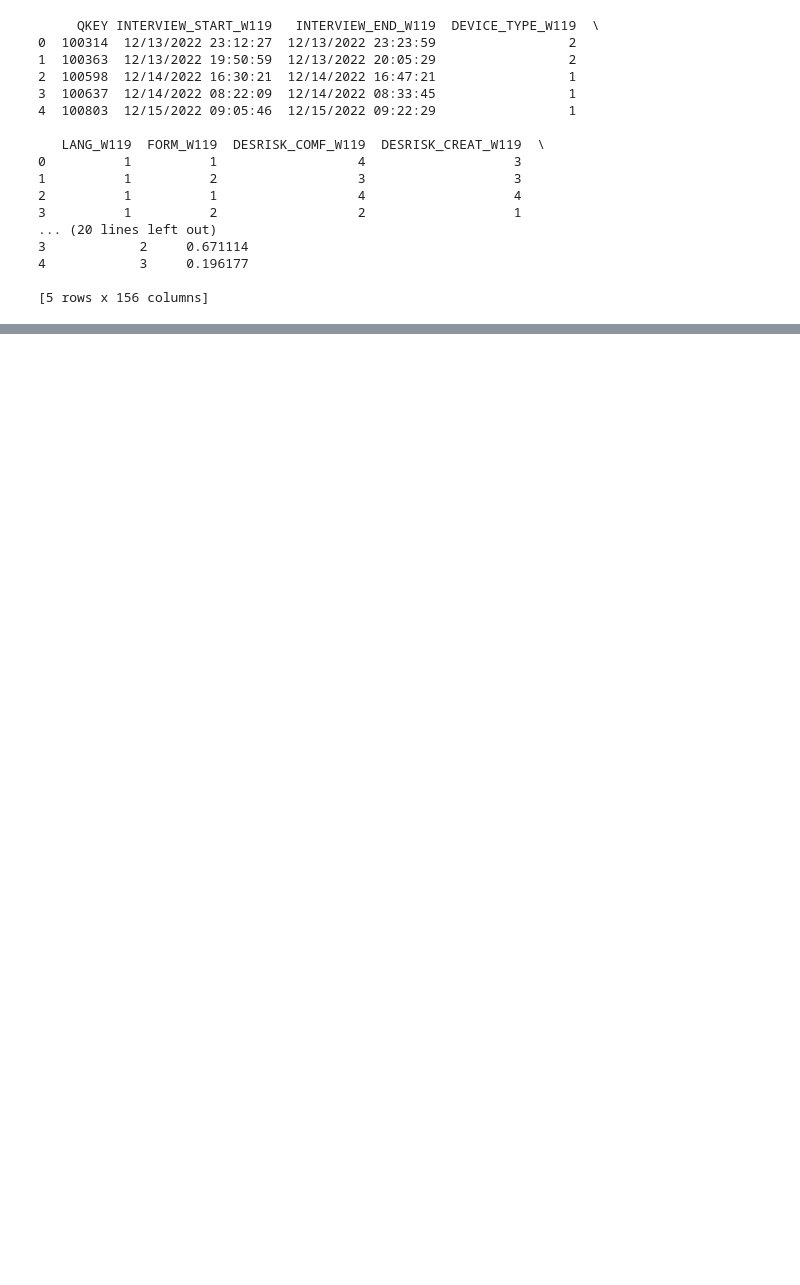
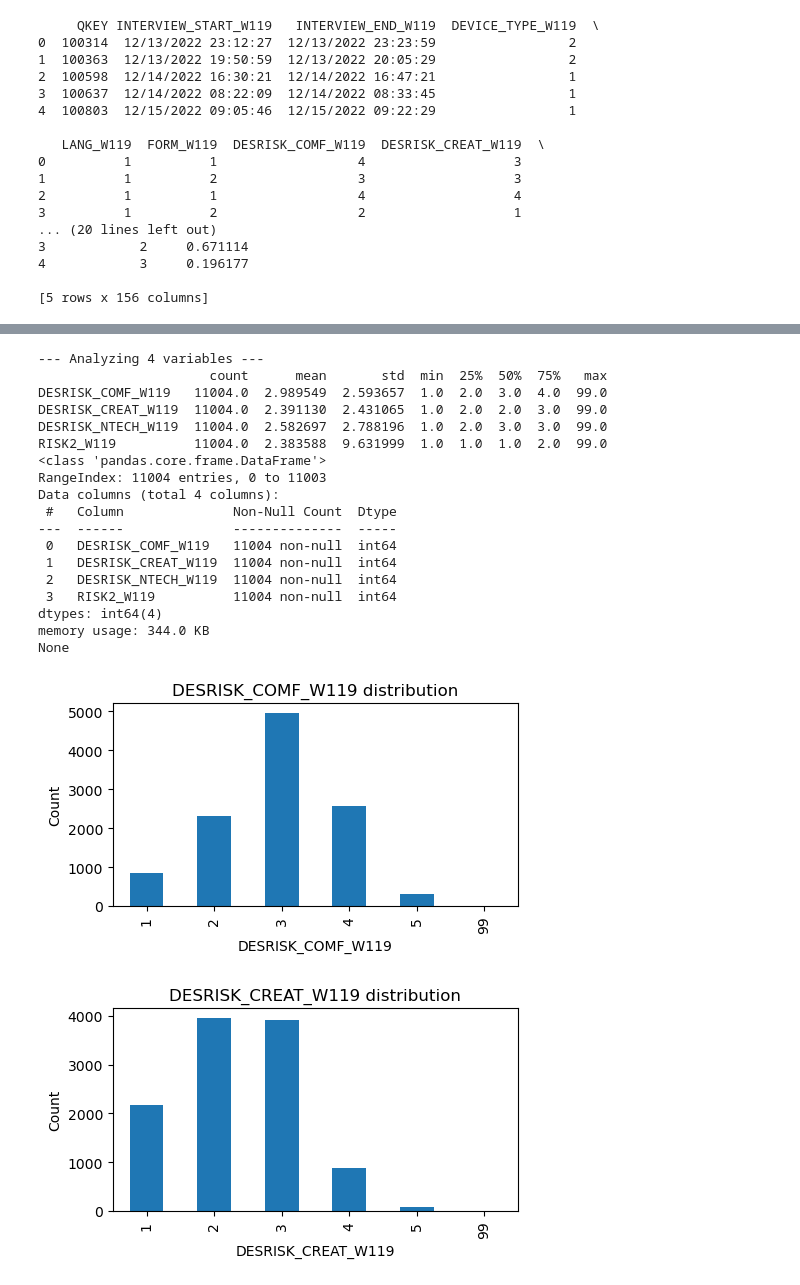
Before and after one commit to 57662584/MMAI5000_group_14_project, a Jupyter notebook: 5000 group project.ipynb, the cells around one changed output, grey strips where cells are left out. Saved outputs shown, nothing was run; the diff lists cells and outputs as text; code cells hidden in the pictures; blank space fills up the shorter version.

```diff
--- a/5000 group project.ipynb
+++ b/5000 group project.ipynb
@@ -253,0 +344,23 @@ KeyError: "None of [Index(['TWITTER1_MOD', 'TWITTER2', 'TWITTER3'], dtype='objec
+# %%
+hist_subject(df, personality_tech_vars)
+# %% [output]
+--- Analyzing 4 variables ---
+                      count      mean       std  min  25%  50%  75%   max
+DESRISK_COMF_W119   11004.0  2.989549  2.593657  1.0  2.0  3.0  4.0  99.0
+DESRISK_CREAT_W119  11004.0  2.391130  2.431065  1.0  2.0  2.0  3.0  99.0
+DESRISK_NTECH_W119  11004.0  2.582697  2.788196  1.0  2.0  3.0  3.0  99.0
+RISK2_W119          11004.0  2.383588  9.631999  1.0  1.0  1.0  2.0  99.0
+<class 'pandas.core.frame.DataFrame'>
+RangeIndex: 11004 entries, 0 to 11003
+Data columns (total 4 columns):
+ #   Column              Non-Null Count  Dtype
+---  ------              --------------  -----
+ 0   DESRISK_COMF_W119   11004 non-null  int64
+ 1   DESRISK_CREAT_W119  11004 non-null  int64
+ 2   DESRISK_NTECH_W119  11004 non-null  int64
+ 3   RISK2_W119          11004 non-null  int64
+dtypes: int64(4)
+memory usage: 344.0 KB
+None
+[figure, added]
+[figure, added]
```
Also changed, not shown: parts of 16 cells of this notebook.
